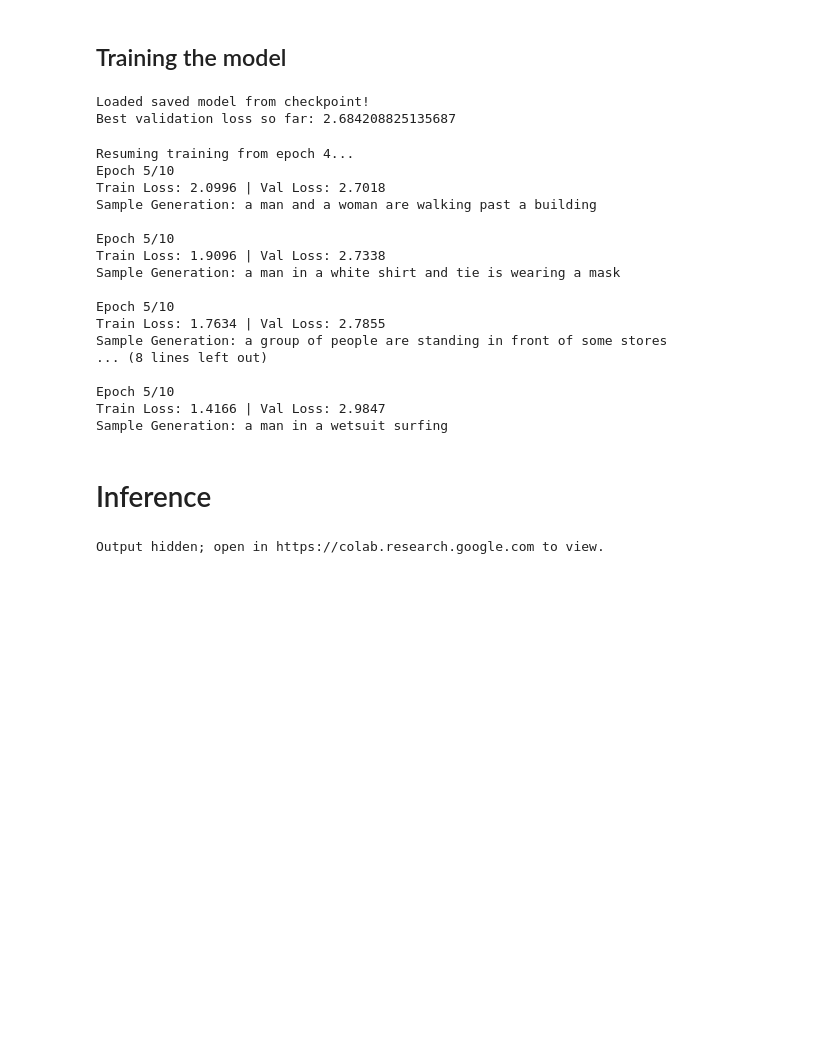
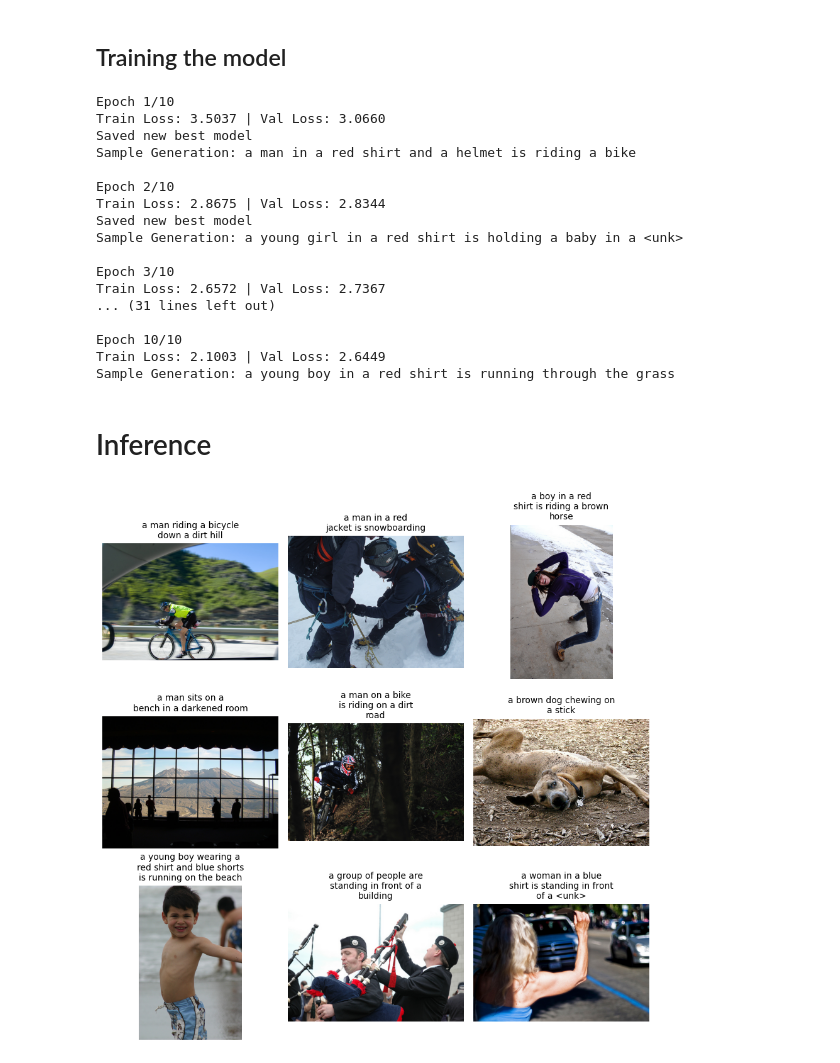
Before and after one commit to sindhu213/Image-Captioning-Model, a Jupyter notebook: model.ipynb, the cells around one changed output. Saved outputs shown, nothing was run; the diff lists cells and outputs as text; code cells hidden in the pictures; blank space fills up the shorter version.

Commit message:
retrained model

```diff
--- a/model.ipynb
+++ b/model.ipynb
@@ -314,7 +320,7 @@ decoder = Decoder(embed_dim, hidden_size, vocab, num_layers).to(device)
 model = ImageCaptioningModel(encoder, decoder).to(device)
 
 criterion = nn.CrossEntropyLoss(ignore_index=vocab.word2idx['<pad>'])
-optimizer = optim.Adam(model.parameters(), lr=learning_rate)
+optimizer = optim.Adam(model.parameters(), lr=learning_rate, weight_decay=weight_decay)
 # %%
 def count_parameters(model):
     return sum(p.numel() for p in model.parameters() if p.requires_grad)
@@ -355,6 +360,7 @@ def train_fn(model, dataloader, optimizer, criterion, device, num_epochs = 10):
     loss = criterion(outputs, targets)
     optimizer.zero_grad()
     loss.backward()
+    torch.nn.utils.clip_grad_norm_(model.parameters(), max_norm=5.0)
     optimizer.step()
     total_loss += loss.item()
   return total_loss / len(dataloader)
@@ -424,32 +430,34 @@ def generate_caption(model, image_path, vocab, beam_size=3, max_len=20):
     return caption
 # %% [markdown]
 ## Training the model
-# %%
-best_val_loss = float('inf')
-if os.path.exists("saved_model.pth"):
-  model.load_state_dict(torch.load("saved_model.pth"))
-  print("Loaded saved model from checkpoint!")
-  best_val_loss = evaluation_fn(model, valid_dataloader, criterion, device)
-  print(f"Best validation loss so far: {best_val_loss}")
-# %% [output]
-Loaded saved model from checkpoint!
-Best validation loss so far: 2.684208825135687
 # %%
-start_epoch = 4
-if start_epoch != 0:
-      print(f"Resuming training from epoch {start_epoch}...")
+best_val_loss = float('inf')
+count_patience = 0
 
-for epoch in range(start_epoch, 10):
+for epoch in range(num_epochs):
     train_loss = train_fn(model, train_dataloader, optimizer, criterion, device)
     val_loss = evaluation_fn(model, valid_dataloader, criterion, device)
 
-    print(f"Epoch {start_epoch+1}/{10}")
+    print(f"Epoch {epoch+1}/{10}")
     print(f"Train Loss: {train_loss:.4f} | Val Loss: {val_loss:.4f}")
 
     if val_loss < best_val_loss:
       best_val_loss = val_loss
-      torch.save(model.state_dict(), "saved_model.pth")
+      count_patience = 0
+      torch.save({
+          'epoch': epoch,
+          'model_state_dict': model.state_dict(),
+          'optimizer_state_dict': optimizer.state_dict(),
+          'best_val_loss': best_val_loss,
+      }, 'saved_model.pth')
       print("Saved new best model")
+
+
+    else:
+      count_patience += 1
+      if count_patience >= patience:
+          print("Early stopping triggered.")
+          break
 
     # Test generation
     test_image = random.choice(test_data)
@@ -457,23 +465,23 @@ for epoch in range(start_epoch, 10):
     caption = generate_caption(model, test_path, vocab)
     print(f"Sample Generation: {caption}\n")
 # %% [output]
-Resuming training from epoch 4...
-Epoch 5/10
-Train Loss: 2.0996 | Val Loss: 2.7018
-Sample Generation: a man and a woman are walking past a building
+Epoch 1/10
+Train Loss: 3.5037 | Val Loss: 3.0660
+Saved new best model
+Sample Generation: a man in a red shirt and a helmet is riding a bike
 
-Epoch 5/10
-Train Loss: 1.9096 | Val Loss: 2.7338
-Sample Generation: a man in a white shirt and tie is wearing a mask
+Epoch 2/10
+Train Loss: 2.8675 | Val Loss: 2.8344
+Saved new best model
+Sample Generation: a young girl in a red shirt is holding a baby in a <unk>
 
-Epoch 5/10
-Train Loss: 1.7634 | Val Loss: 2.7855
-Sample Generation: a group of people are standing in front of some stores
-... (8 lines left out)
+Epoch 3/10
+Train Loss: 2.6572 | Val Loss: 2.7367
+... (31 lines left out)
 
-Epoch 5/10
-Train Loss: 1.4166 | Val Loss: 2.9847
-Sample Generation: a man in a wetsuit surfing
+Epoch 10/10
+Train Loss: 2.1003 | Val Loss: 2.6449
+Sample Generation: a young boy in a red shirt is running through the grass
 # %% [markdown]
 # Inference
 # %%
@@ -483,28 +492,28 @@ print(f"Test Loss: {test_loss:.3f}")
 # %%
 def display_captioned_images(model, test_data, vocab, path_to_images, num_images=9, cols=3):
     rows = (num_images + cols - 1) // cols
-    plt.figure(figsize=(5 * cols, 5 * rows))
+    plt.figure(figsize=(3 * cols, 3 * rows))
 
     for i in range(num_images):
         test_image = random.choice(test_data)
         test_image_path = os.path.join(path_to_images, test_image)
 
         caption = generate_caption(model, test_image_path, vocab)
         image = Image.open(test_image_path)
 
         max_words_per_line = 5
         caption_words = caption.split()
         wrapped_caption = '\n'.join([' '.join(caption_words[j:j + max_words_per_line])
                                      for j in range(0, len(caption_words), max_words_per_line)])
 
         plt.subplot(rows, cols, i + 1)
         plt.imshow(image)
         plt.title(wrapped_caption, fontsize=10)
         plt.axis('off')
 
     plt.tight_layout()
     plt.show()
 
 display_captioned_images(model, test_data, vocab, PATH_TO_IMAGES)
 # %% [output]
-Output hidden; open in https://colab.research.google.com to view.
+[figure, added]
```
Also changed, not shown: parts of 9 cells of this notebook.
